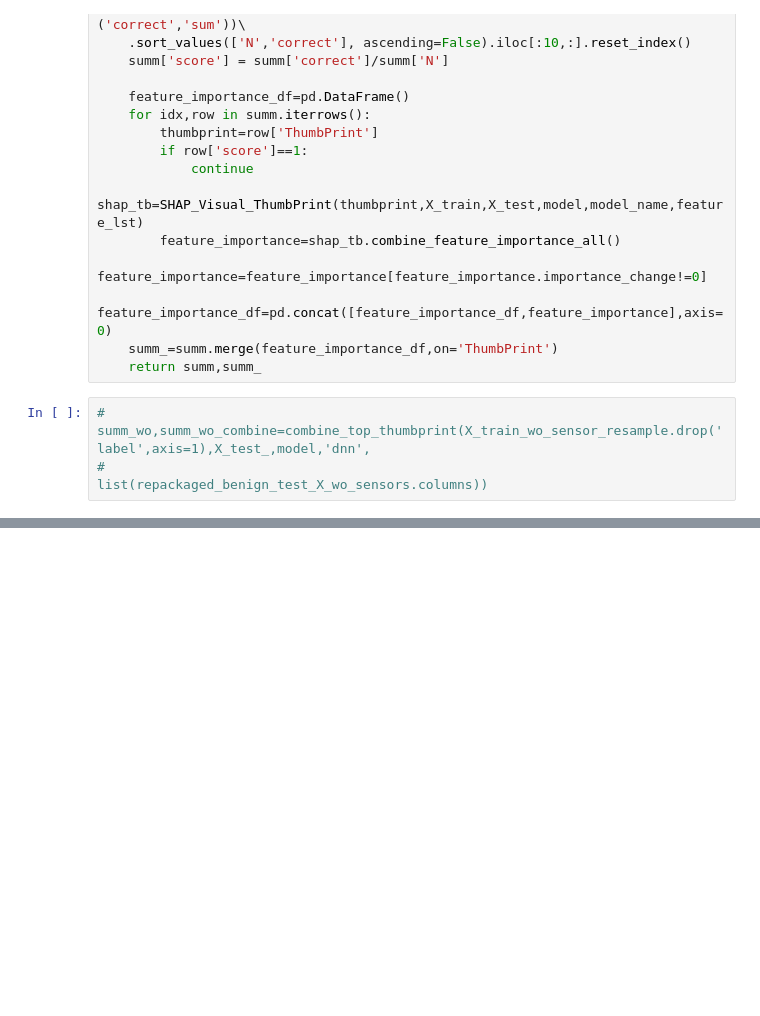
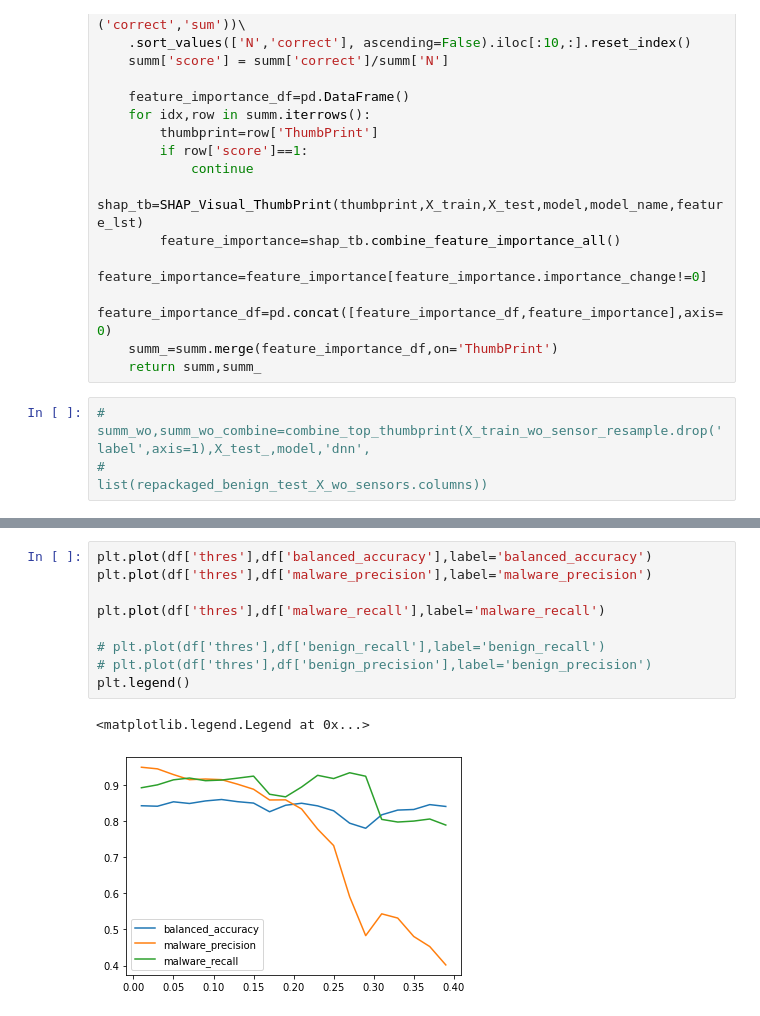
Before and after one commit to Programming-Systems-Lab/Capstone-2, a Jupyter notebook: Model Training/DNN_and_Visualization_with_hash.ipynb, the cells around one changed output, grey strips where cells are left out. Saved outputs shown, nothing was run; the diff lists cells and outputs as text; blank space fills up the shorter version.

```diff
--- a/Model Training/DNN_and_Visualization_with_hash.ipynb
+++ b/Model Training/DNN_and_Visualization_with_hash.ipynb
@@ -963,0 +1145,12 @@ def combine_top_thumbprint(X_train,X_test,model,model_name,feature_lst):
+# %%
+plt.plot(df['thres'],df['balanced_accuracy'],label='balanced_accuracy')
+plt.plot(df['thres'],df['malware_precision'],label='malware_precision')
+
+plt.plot(df['thres'],df['malware_recall'],label='malware_recall')
+
+# plt.plot(df['thres'],df['benign_recall'],label='benign_recall')
+# plt.plot(df['thres'],df['benign_precision'],label='benign_precision')
+plt.legend()
+# %% [output]
+<matplotlib.legend.Legend at 0x...>
+[figure, added]
```
Also changed, not shown: parts of 10 cells of this notebook, 1 other file.
